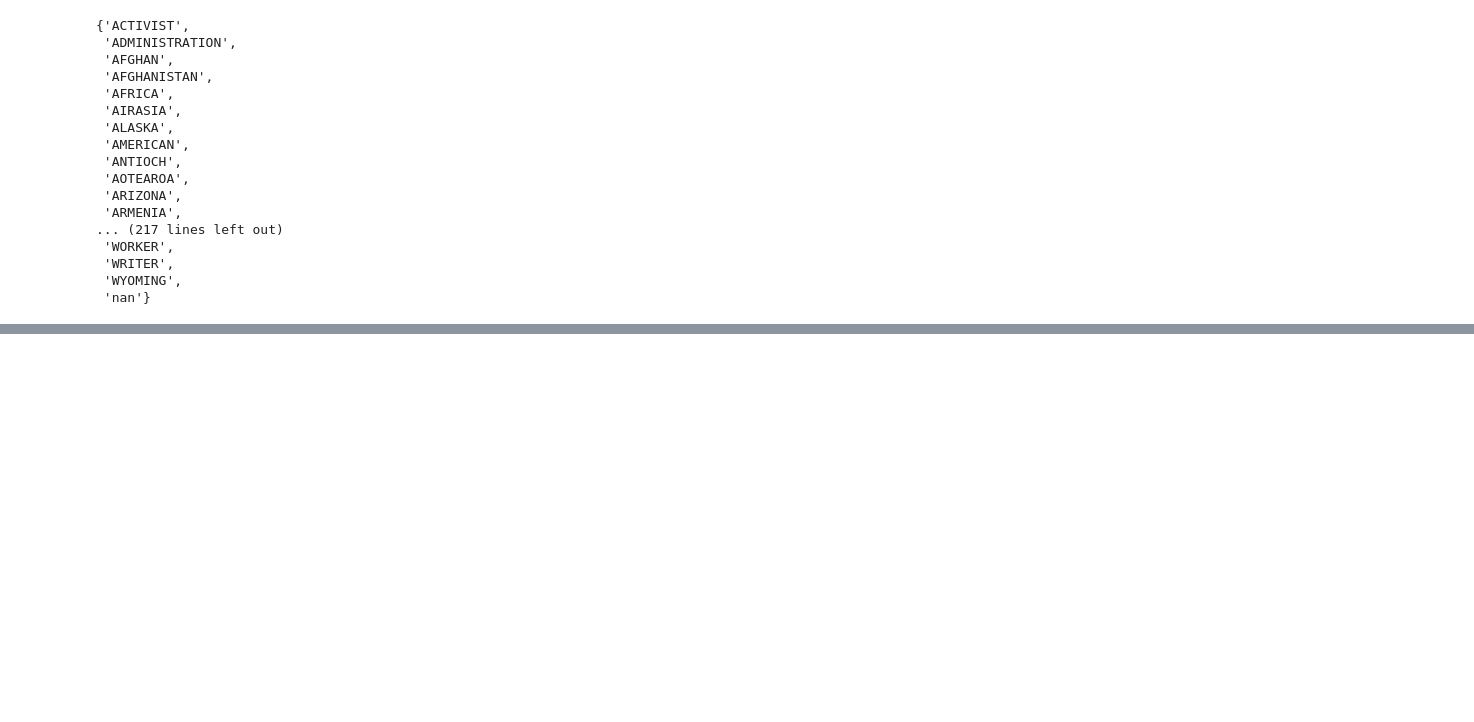
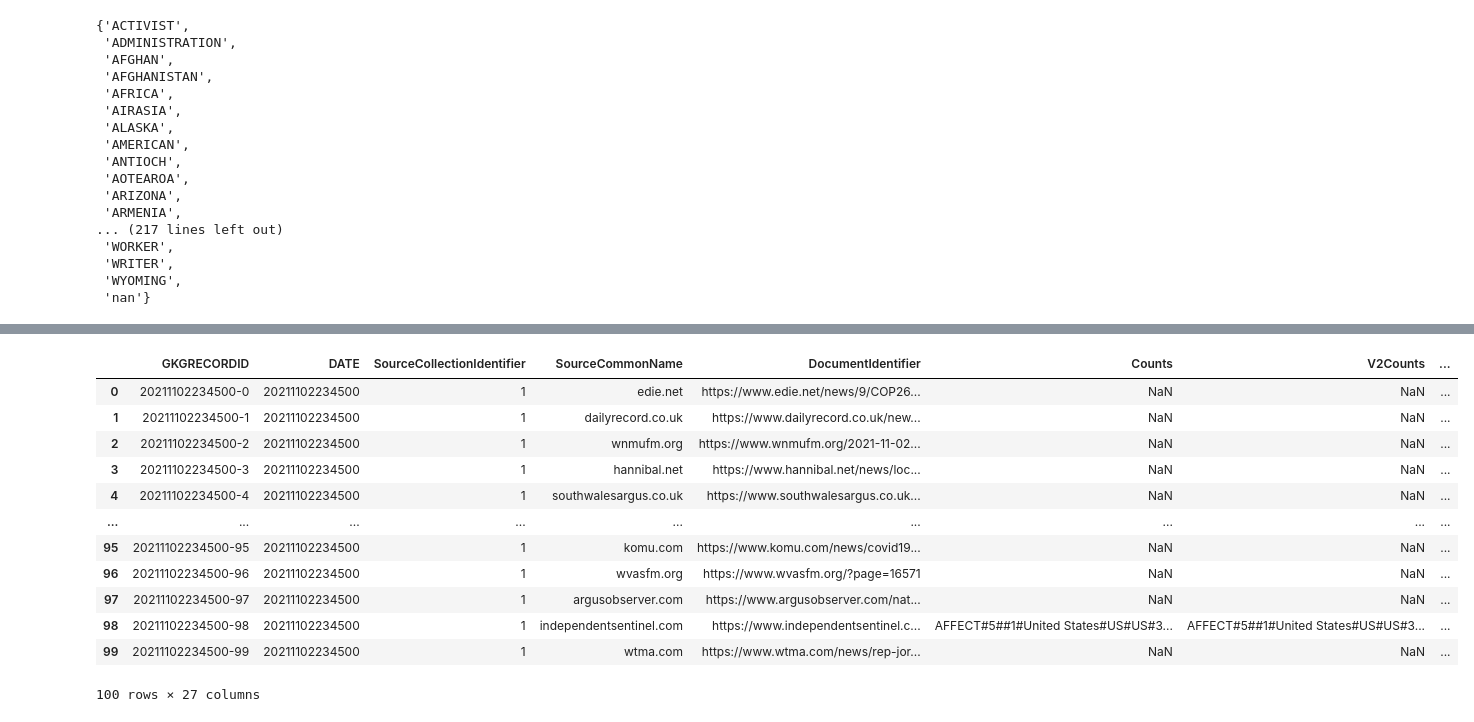
Before and after one commit to allisterb/osiris, a Jupyter notebook: notebooks/GDELT data import.ipynb, the cells around one changed output, grey strips where cells are left out. Drawn from its saved outputs; the diff is of its cells as text; code cells hidden in the pictures; blank space fills up the shorter version.

```diff
--- a/notebooks/GDELT data import.ipynb
+++ b/notebooks/GDELT data import.ipynb
@@ -78,5 +79,5 @@ set(map(str, events['Actor1Name'].values))
  'WYOMING',
  'nan'}
 # %%
-events["CAMEOCodeDescription"]
+gkg = gdelt.import_data('gkg', 'Nov-02-2021 02:00:00', 'Nov-02-2021 04:00:00')
 # %% [output]
@@ -94,0 +106,16 @@ Name: CAMEOCodeDescription, Length: 181043, dtype: object
+# %%
+gkg.head(100)
+# %% [output]
+|  | GKGRECORDID | DATE | SourceCollectionIdentifier | SourceCommonName | DocumentIdentifier | Counts | V2Counts | ... |
+| 0 | 20211102234500-0 | 20211102234500 | 1 | edie.net | https://www.edie.net/news/9/COP26... | NaN | NaN | ... |
+| 1 | 20211102234500-1 | 20211102234500 | 1 | dailyrecord.co.uk | https://www.dailyrecord.co.uk/new... | NaN | NaN | ... |
+| 2 | 20211102234500-2 | 20211102234500 | 1 | wnmufm.org | https://www.wnmufm.org/2021-11-02... | NaN | NaN | ... |
+| 3 | 20211102234500-3 | 20211102234500 | 1 | hannibal.net | https://www.hannibal.net/news/loc... | NaN | NaN | ... |
+| 4 | 20211102234500-4 | 20211102234500 | 1 | southwalesargus.co.uk | https://www.southwalesargus.co.uk... | NaN | NaN | ... |
+| ... | ... | ... | ... | ... | ... | ... | ... | ... |
+| 95 | 20211102234500-95 | 20211102234500 | 1 | komu.com | https://www.komu.com/news/covid19... | NaN | NaN | ... |
+| 96 | 20211102234500-96 | 20211102234500 | 1 | wvasfm.org | https://www.wvasfm.org/?page=16571 | NaN | NaN | ... |
+| 97 | 20211102234500-97 | 20211102234500 | 1 | argusobserver.com | https://www.argusobserver.com/nat... | NaN | NaN | ... |
+| 98 | 20211102234500-98 | 20211102234500 | 1 | independentsentinel.com | https://www.independentsentinel.c... | AFFECT#5##1#United States#US#US#3... | AFFECT#5##1#United States#US#US#3... | ... |
+| 99 | 20211102234500-99 | 20211102234500 | 1 | wtma.com | https://www.wtma.com/news/rep-jor... | NaN | NaN | ... |
+100 rows × 27 columns
```
Also changed, not shown: parts of 9 cells of this notebook, 4 other files.
